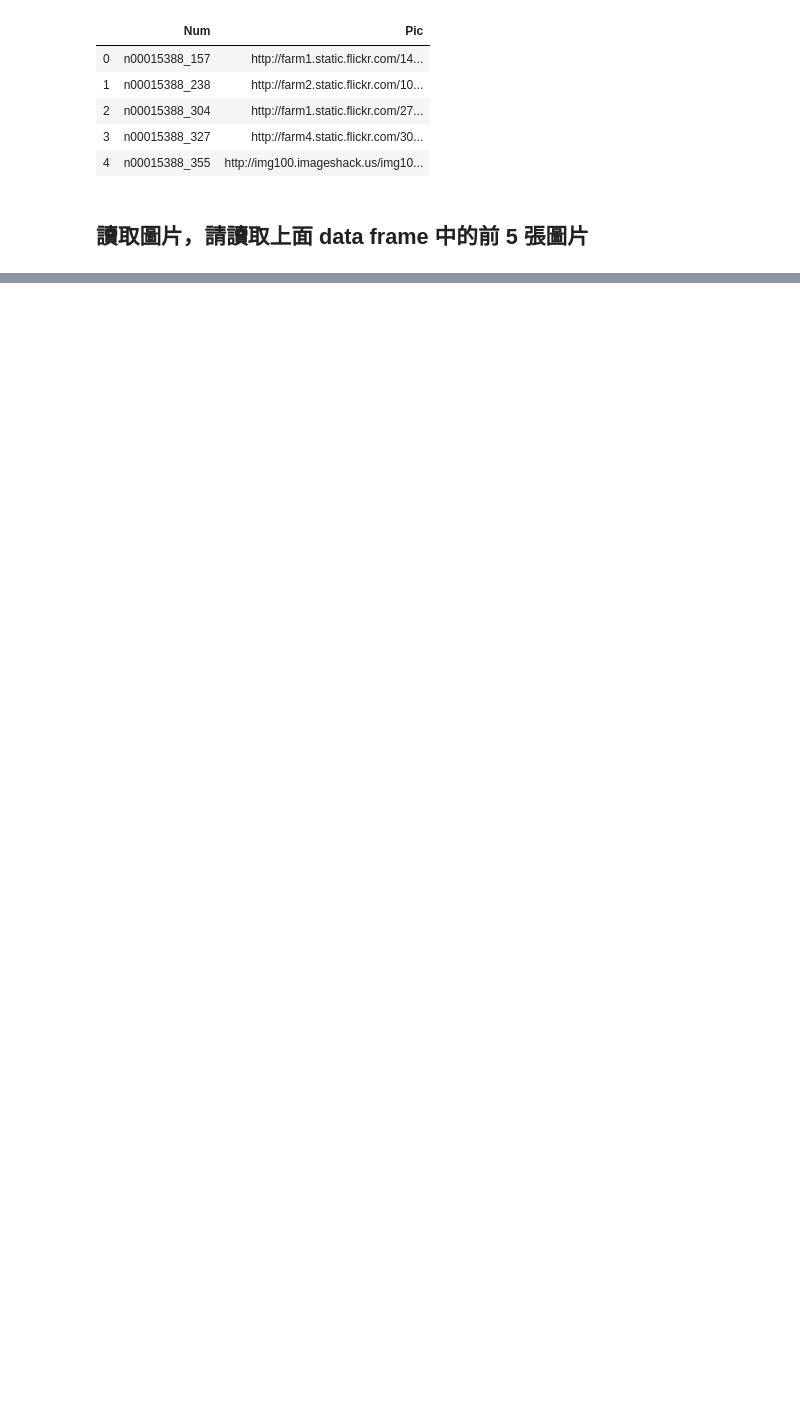
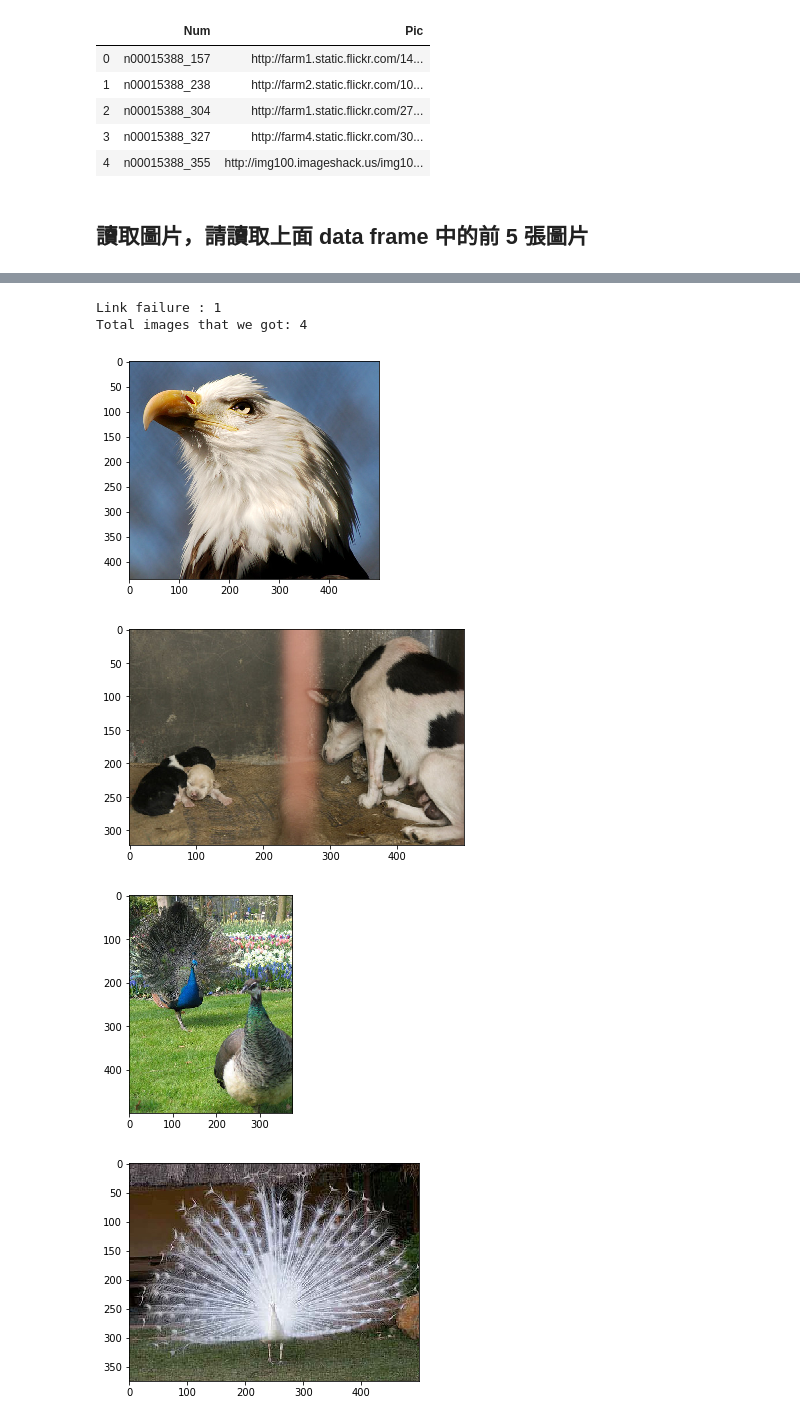
Before and after one commit to Oo1ongCha/4th-ML100Days, a Jupyter notebook: Homework/D5~D21/Day_005/Day_005.ipynb, the cells around one changed output, grey strips where cells are left out. Saved outputs shown, nothing was run; the diff lists cells and outputs as text; code cells hidden in the pictures; blank space fills up the shorter version.

```diff
--- a/Homework/D5~D21/Day_005/Day_005.ipynb
+++ b/Homework/D5~D21/Day_005/Day_005.ipynb
@@ -144,5 +163,6 @@ plt.show()
 # %%
 def img2arr_fromURLs(url_list, resize = False):
+
     """
     請完成這個 Function
     Args
@@ -151,12 +171,30 @@ def img2arr_fromURLs(url_list, resize = False):
     Return
         - list of array
     """
+    img_list=[]
+    n=0;
 
+    for line in url_list:
+        response = requests.get(line)
+        try:
+            img = Image.open(BytesIO(response.content))
+            img_list.append(img)
+        except:
+            n+=1
+            #print (line)
+    print ("Link failure :",n)
     return img_list
 # %%
-result = img2arr_fromURLs(df[0:5][1].values)
+result = img2arr_fromURLs(df.loc[0:4,'Pic'])
 print("Total images that we got: %i " % len(result)) # 如果不等於 5, 代表有些連結失效囉
 
 for im_get in result:
     plt.imshow(im_get)
     plt.show()
+# %% [output]
+Link failure : 1
+Total images that we got: 4
+[figure, added]
+[figure, added]
+[figure, added]
+[figure, added]
```
Also changed, not shown: parts of 5 cells of this notebook.
